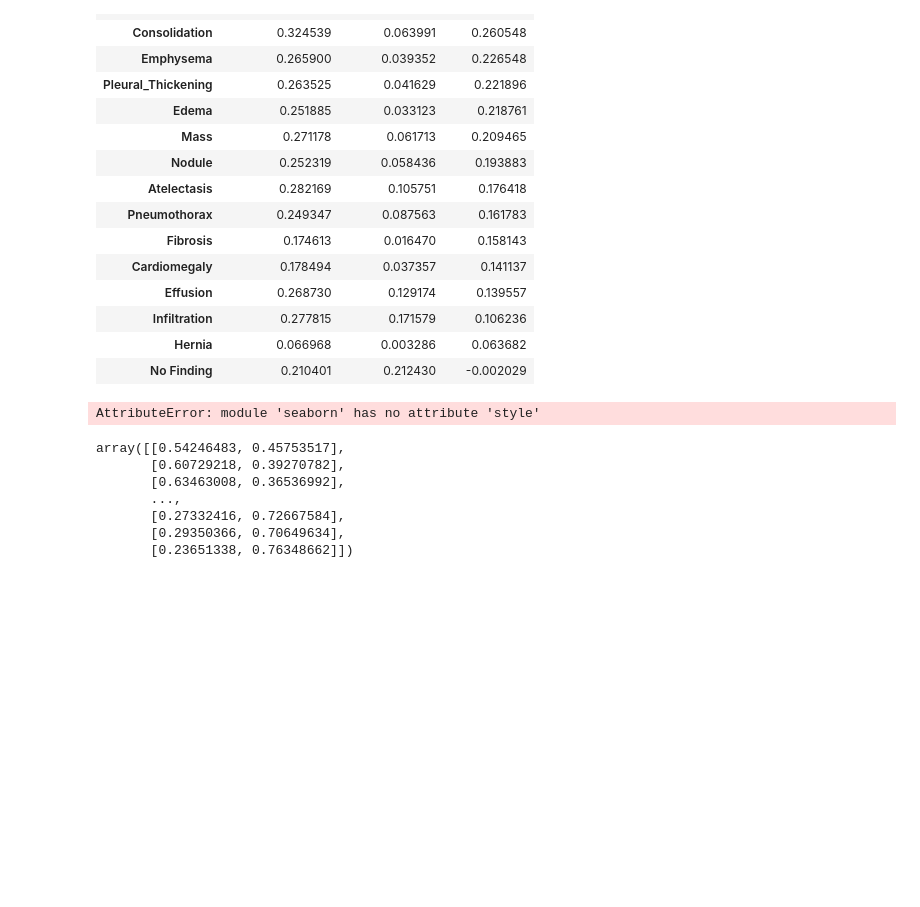
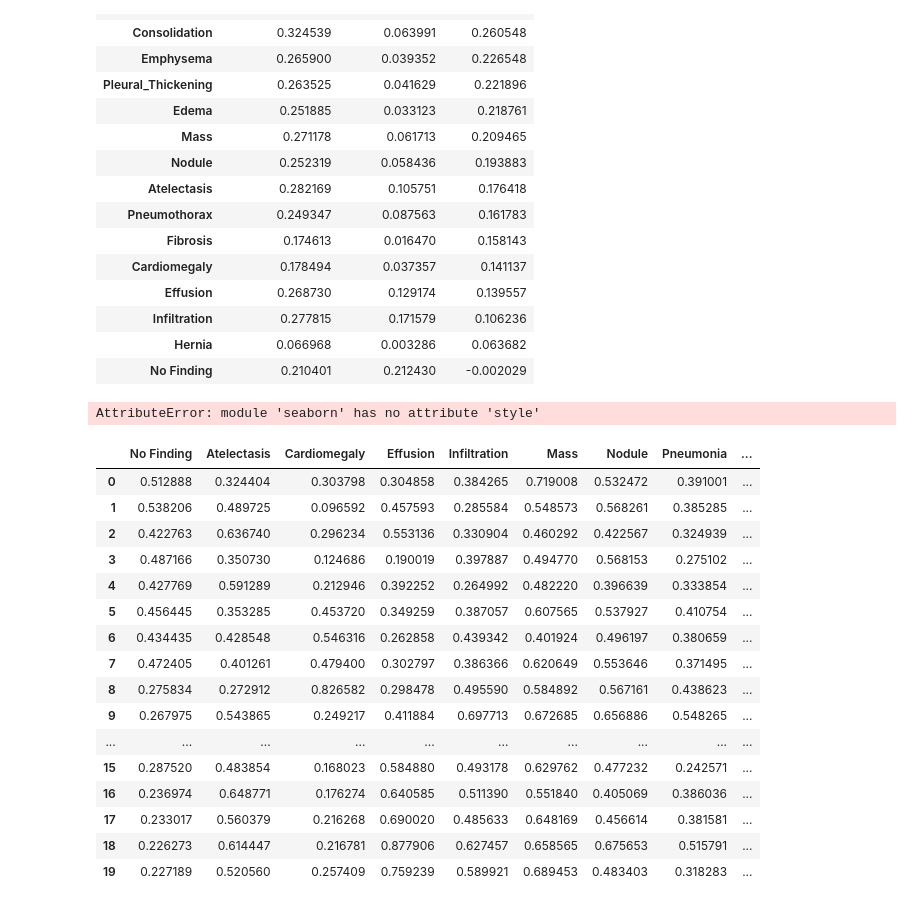
Before and after one commit to foxojs/nih_cxr_project, a Jupyter notebook: vit_pretrained_fine_tune/evaluation.ipynb, the cells around one changed output. Cells and saved outputs as stored; diff of their text form; code cells hidden in the pictures; blank space fills up the shorter version.

```diff
--- a/data_exploration/evaluation.ipynb
+++ b/vit_pretrained_fine_tune/evaluation.ipynb
@@ -299,13 +299,24 @@ brier_df_sorted
 sns.style.available
 # %% [output]
 AttributeError: module 'seaborn' has no attribute 'style'
-# %%
-clf.predict_proba(X = y_pred.reshape(-1, 1))
-# %% [output]
-array([[0.54246483, 0.45753517],
-       [0.60729218, 0.39270782],
-       [0.63463008, 0.36536992],
-       ...,
-       [0.27332416, 0.72667584],
-       [0.29350366, 0.70649634],
-       [0.23651338, 0.76348662]])
+# %%
+# now get probabilities next to image
+all_pred_probs.head(20)
+# %% [output]
+|  | No Finding | Atelectasis | Cardiomegaly | Effusion | Infiltration | Mass | Nodule | Pneumonia | ... |
+| 0 | 0.512888 | 0.324404 | 0.303798 | 0.304858 | 0.384265 | 0.719008 | 0.532472 | 0.391001 | ... |
+| 1 | 0.538206 | 0.489725 | 0.096592 | 0.457593 | 0.285584 | 0.548573 | 0.568261 | 0.385285 | ... |
+| 2 | 0.422763 | 0.636740 | 0.296234 | 0.553136 | 0.330904 | 0.460292 | 0.422567 | 0.324939 | ... |
+| 3 | 0.487166 | 0.350730 | 0.124686 | 0.190019 | 0.397887 | 0.494770 | 0.568153 | 0.275102 | ... |
+| 4 | 0.427769 | 0.591289 | 0.212946 | 0.392252 | 0.264992 | 0.482220 | 0.396639 | 0.333854 | ... |
+| 5 | 0.456445 | 0.353285 | 0.453720 | 0.349259 | 0.387057 | 0.607565 | 0.537927 | 0.410754 | ... |
+| 6 | 0.434435 | 0.428548 | 0.546316 | 0.262858 | 0.439342 | 0.401924 | 0.496197 | 0.380659 | ... |
+| 7 | 0.472405 | 0.401261 | 0.479400 | 0.302797 | 0.386366 | 0.620649 | 0.553646 | 0.371495 | ... |
+| 8 | 0.275834 | 0.272912 | 0.826582 | 0.298478 | 0.495590 | 0.584892 | 0.567161 | 0.438623 | ... |
+| 9 | 0.267975 | 0.543865 | 0.249217 | 0.411884 | 0.697713 | 0.672685 | 0.656886 | 0.548265 | ... |
+| ... | ... | ... | ... | ... | ... | ... | ... | ... | ... |
+| 15 | 0.287520 | 0.483854 | 0.168023 | 0.584880 | 0.493178 | 0.629762 | 0.477232 | 0.242571 | ... |
+| 16 | 0.236974 | 0.648771 | 0.176274 | 0.640585 | 0.511390 | 0.551840 | 0.405069 | 0.386036 | ... |
+| 17 | 0.233017 | 0.560379 | 0.216268 | 0.690020 | 0.485633 | 0.648169 | 0.456614 | 0.381581 | ... |
+| 18 | 0.226273 | 0.614447 | 0.216781 | 0.877906 | 0.627457 | 0.658565 | 0.675653 | 0.515791 | ... |
+| 19 | 0.227189 | 0.520560 | 0.257409 | 0.759239 | 0.589921 | 0.689453 | 0.483403 | 0.318283 | ... |
```
Also changed, not shown: parts of 4 cells of this notebook.
